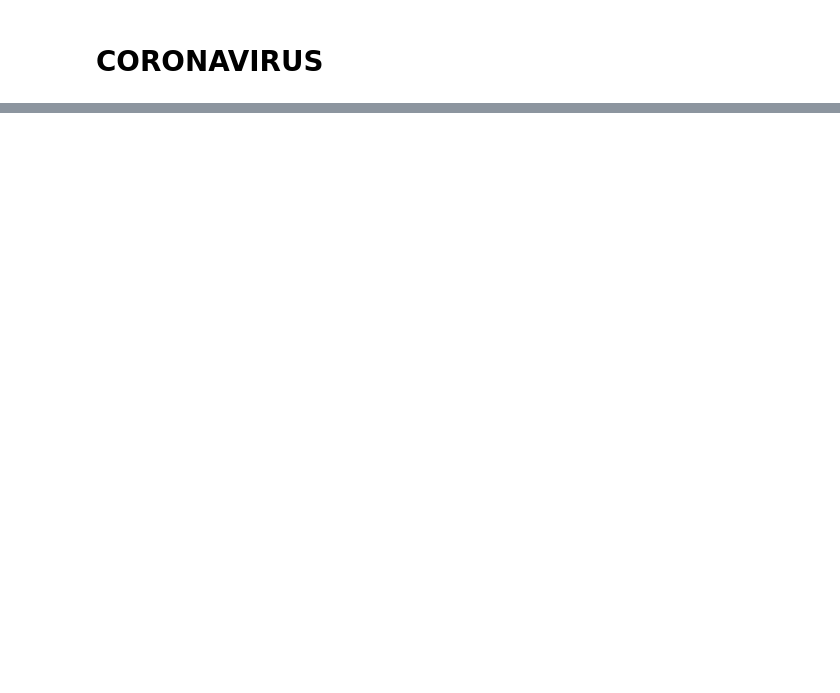
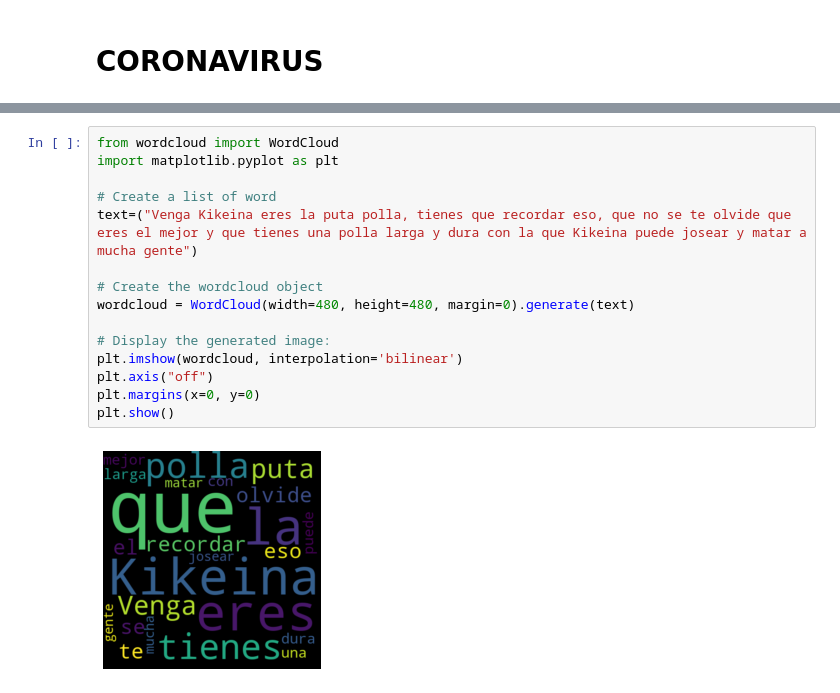
Before and after one commit to quiqueina/Data_Science, a Jupyter notebook: src/CoronaVirus/Coronavirus_Insights.ipynb, the cells around one changed output, grey strips where cells are left out. Cells and saved outputs as stored; diff of their text form; blank space fills up the shorter version.

```diff
--- a/src/CoronaVirus/Coronavirus_Insights.ipynb
+++ b/src/CoronaVirus/Coronavirus_Insights.ipynb
@@ -106,0 +239,17 @@ temp = temp[temp['Date']==max(temp['Date'])].reset_index(drop=True)
+# %%
+from wordcloud import WordCloud
+import matplotlib.pyplot as plt
+
+# Create a list of word
+text=("Venga Kikeina eres la puta polla, tienes que recordar eso, que no se te olvide que eres el mejor y que tienes una polla larga y dura con la que Kikeina puede josear y matar a mucha gente")
+
+# Create the wordcloud object
+wordcloud = WordCloud(width=480, height=480, margin=0).generate(text)
+
+# Display the generated image:
+plt.imshow(wordcloud, interpolation='bilinear')
+plt.axis("off")
+plt.margins(x=0, y=0)
+plt.show()
+# %% [output]
+[figure, added]
```
Also changed, not shown: parts of 21 cells of this notebook, 3 other files.
